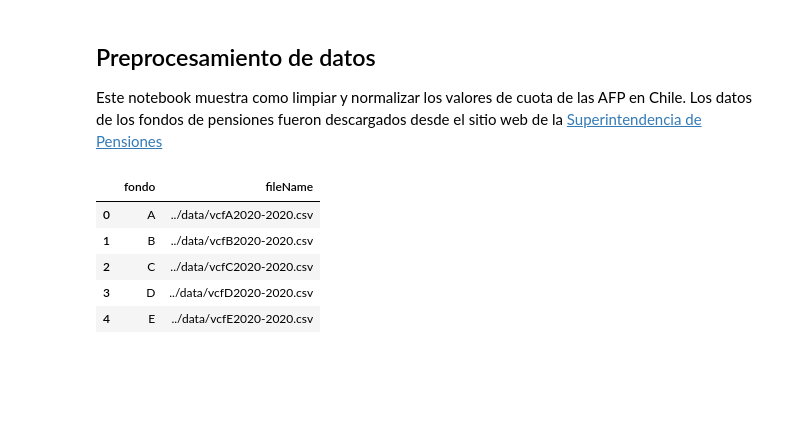
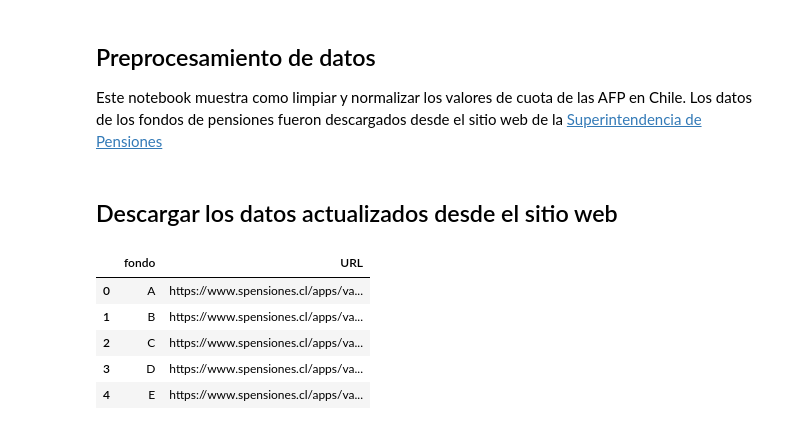
Before and after one commit to rpmunoz/afp_chile, a Jupyter notebook: notebooks/01 - Preprocesar datos superintendencia.ipynb, the cells around one changed output. Cells and saved outputs as stored; diff of their text form; code cells hidden in the pictures; blank space fills up the shorter version.

```diff
--- a/notebooks/01 - Preprocesar datos superintendencia.ipynb
+++ b/notebooks/01 - Preprocesar datos superintendencia.ipynb
@@ -10,16 +11,21 @@ import re
 
 from datetime import datetime
-# %%
-dataFileDF = pd.DataFrame([{'fondo':'A', 'fileName':'../data/vcfA2020-2020.csv'},
-                           {'fondo':'B', 'fileName':'../data/vcfB2020-2020.csv'},
-                           {'fondo':'C', 'fileName':'../data/vcfC2020-2020.csv'},
-                           {'fondo':'D', 'fileName':'../data/vcfD2020-2020.csv'},
-                           {'fondo':'E', 'fileName':'../data/vcfE2020-2020.csv'}])
-dataFileDF.head()
-# %% [output]
-|  | fondo | fileName |
-| 0 | A | ../data/vcfA2020-2020.csv |
-| 1 | B | ../data/vcfB2020-2020.csv |
-| 2 | C | ../data/vcfC2020-2020.csv |
-| 3 | D | ../data/vcfD2020-2020.csv |
-| 4 | E | ../data/vcfE2020-2020.csv |
+# %% [markdown]
+## Descargar los datos actualizados desde el sitio web
+# %%
+dataDir = '..\data'
+
+dataFileDF = pd.DataFrame([{'fondo':'A', 'URL':'https://www.spensiones.cl/apps/valoresCuotaFondo/vcfAFPxls.php?aaaaini=0000&aaaafin=2020&tf=A&fecconf=20200331'},
+                          {'fondo':'B', 'URL':'https://www.spensiones.cl/apps/valoresCuotaFondo/vcfAFPxls.php?aaaaini=0000&aaaafin=2020&tf=B&fecconf=20200331'},
+                          {'fondo':'C', 'URL':'https://www.spensiones.cl/apps/valoresCuotaFondo/vcfAFPxls.php?aaaaini=0000&aaaafin=2020&tf=C&fecconf=20200331'},
+                          {'fondo':'D', 'URL':'https://www.spensiones.cl/apps/valoresCuotaFondo/vcfAFPxls.php?aaaaini=0000&aaaafin=2020&tf=D&fecconf=20200331'},
+                          {'fondo':'E', 'URL':'https://www.spensiones.cl/apps/valoresCuotaFondo/vcfAFPxls.php?aaaaini=0000&aaaafin=2020&tf=E&fecconf=20200331'}])
+
+dataFileDF.head()
+# %% [output]
+|  | fondo | URL |
+| 0 | A | https://www.spensiones.cl/apps/va... |
+| 1 | B | https://www.spensiones.cl/apps/va... |
+| 2 | C | https://www.spensiones.cl/apps/va... |
+| 3 | D | https://www.spensiones.cl/apps/va... |
+| 4 | E | https://www.spensiones.cl/apps/va... |
```
Also changed, not shown: parts of 6 cells of this notebook, 8 other files.
